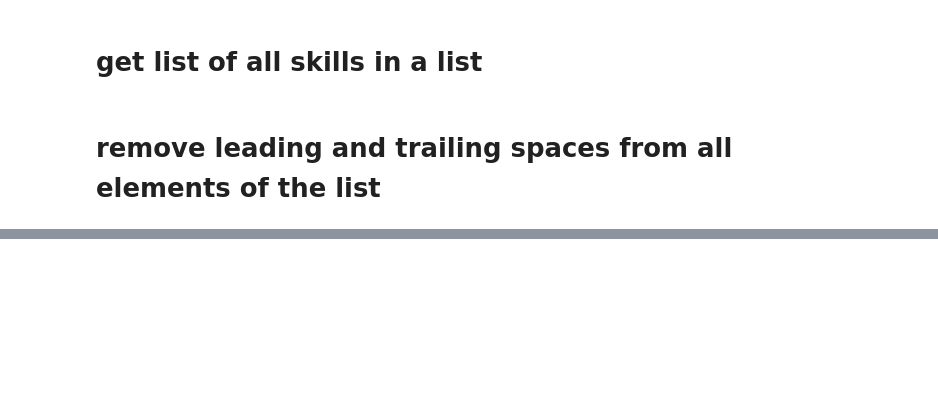
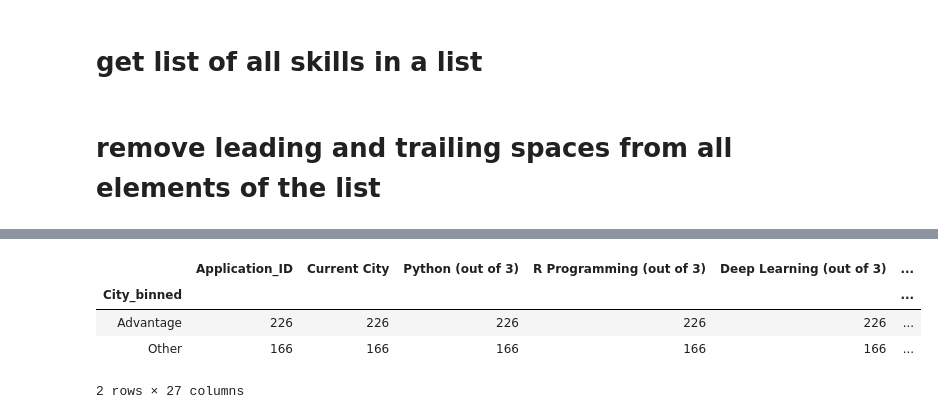
Before and after one commit to kjothisadhanand/foster-app, a Jupyter notebook: sample-data/Sadhanand/machine_learning_model_candidate_selection.ipynb, the cells around one changed output, grey strips where cells are left out. Drawn from its saved outputs; the diff is of its cells as text; code cells hidden in the pictures; blank space fills up the shorter version.

```diff
--- a/sample-data/Sadhanand/machine_learning_model_candidate_selection.ipynb
+++ b/sample-data/Sadhanand/machine_learning_model_candidate_selection.ipynb
@@ -778,0 +843,3 @@ count_skills_possesed=
+# %%
+list_city_binning=['Other' for i in range(len(dataset["Current City"]))]
+print(len(list_city_binning))
@@ -778,0 +848,2 @@ count_skills_possesed=
+# %%
+dataset['City_binned']=pd.Series(list_city_binning, name='City_binned')
@@ -778,0 +874,8 @@ count_skills_possesed=
+# %%
+dataset.groupby(['City_binned']).count()
+# %% [output]
+|  | Application_ID | Current City | Python (out of 3) | R Programming (out of 3) | Deep Learning (out of 3) | ... |
+| City_binned |  |  |  |  |  | ... |
+| Advantage | 226 | 226 | 226 | 226 | 226 | ... |
+| Other | 166 | 166 | 166 | 166 | 166 | ... |
+2 rows × 27 columns
```
Also changed, not shown: parts of 57 cells of this notebook.
